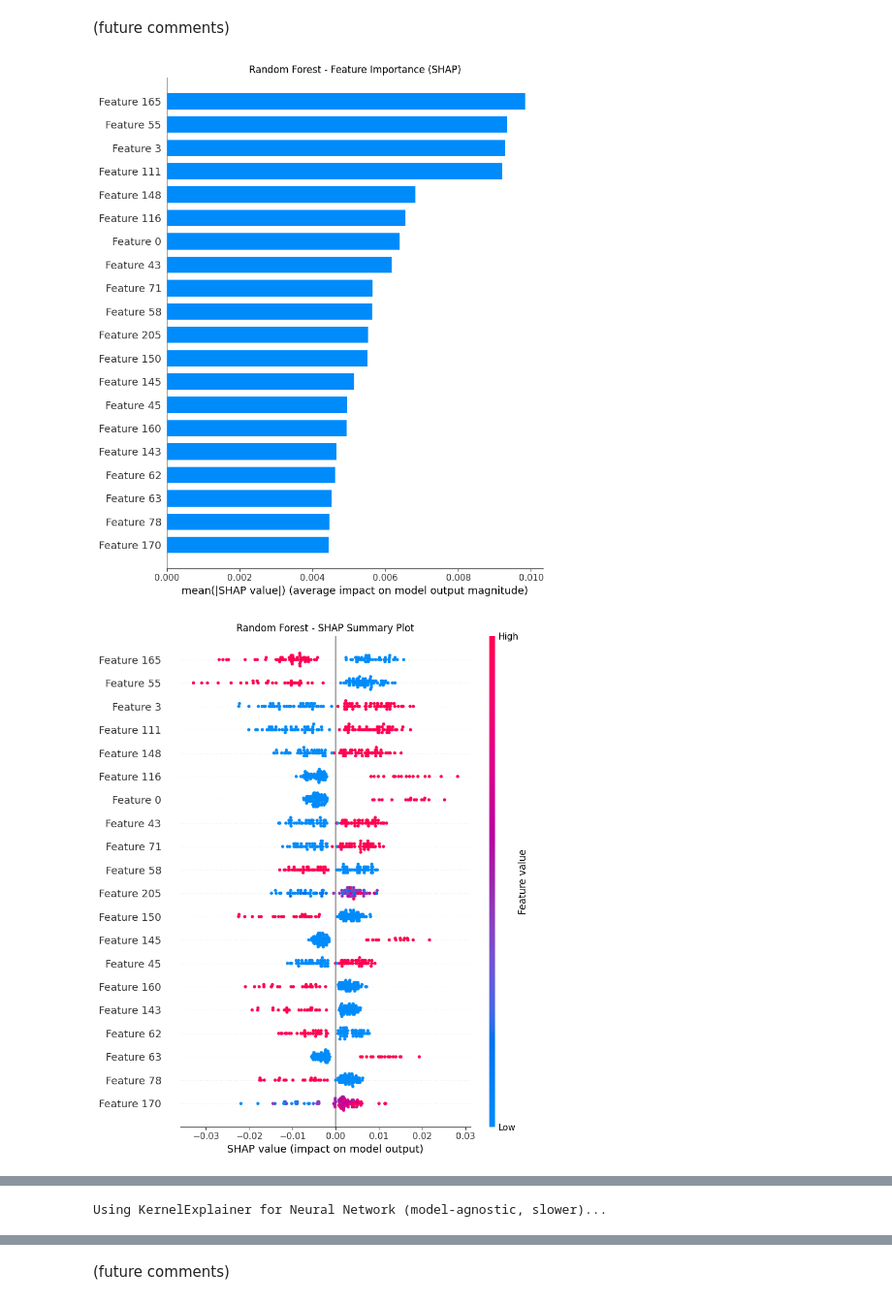
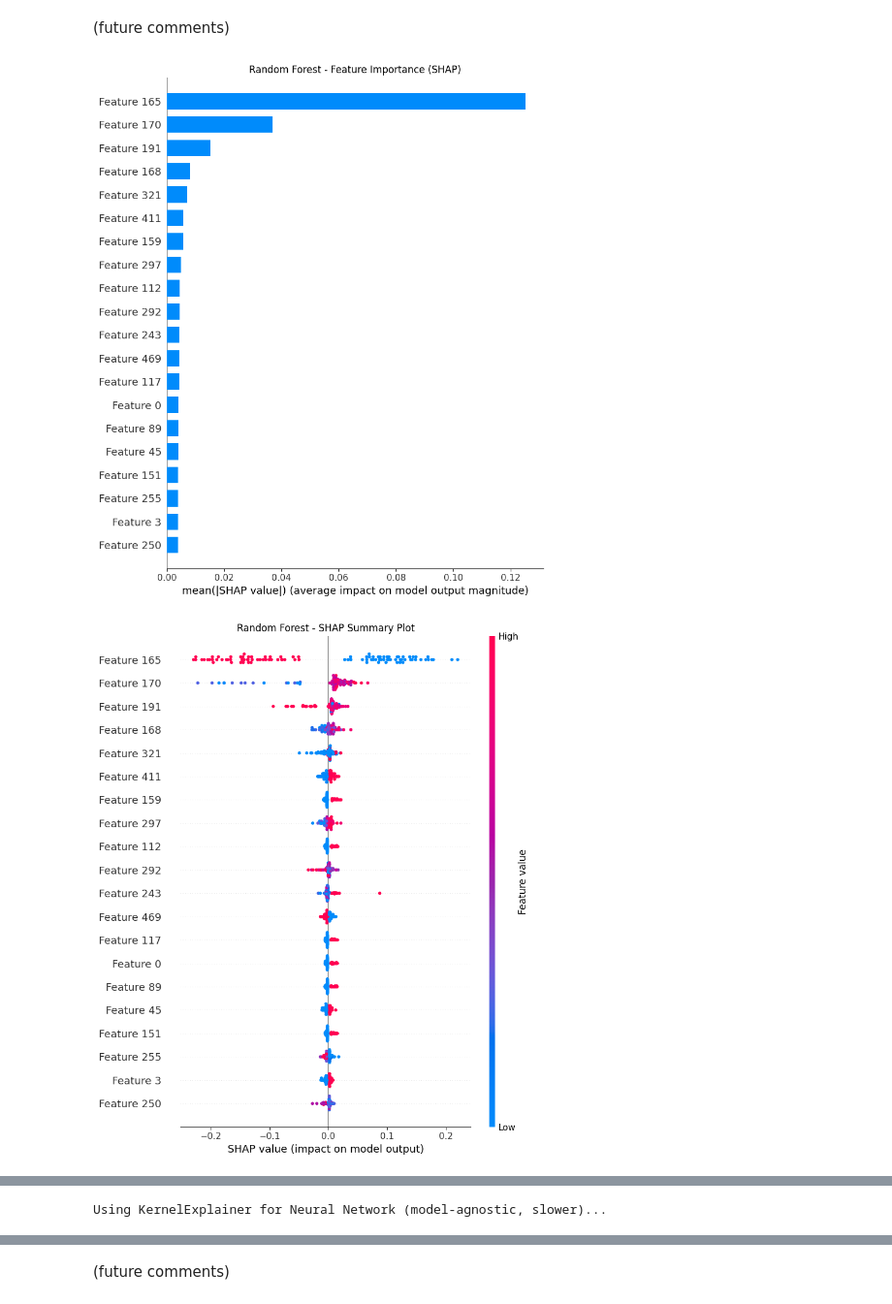
Before and after one commit to meirelesricardo/ai4chem_catalyst_predictor, a Jupyter notebook: notebooks/05_model_testing_and_comparing.ipynb, the cells around one changed output, grey strips where cells are left out. Shown at 97% size. Drawn from its saved outputs; the diff is of its cells as text; code cells hidden in the pictures.

```diff
--- a/notebooks/05_model_testing_and_comparing.ipynb
+++ b/notebooks/05_model_testing_and_comparing.ipynb
@@ -45,15 +45,10 @@ xgb_model = joblib.load("../models/XGBoost.pth")
 x_scaler = joblib.load("../models/feature_scaler.pth")
 
 # Import the data
-x_train = np.load("../data/final/X_train.npy")
-y_train = np.load("../data/final/y_train.npy")
-x_test  = np.load("../data/final/X_test.npy")
-y_test  = np.load("../data/final/y_test.npy")
-
-# Standardize the features (delete later if this is done in a different notebook)
-scaler = StandardScaler()
-x_train_scaled = scaler.fit_transform(x_train)
-x_test_scaled = scaler.transform(x_test)
+x_train = np.load("../data/final/Split new/X_train.npy")
+y_train = np.load("../data/final/Split new/y_train.npy")
+x_test  = np.load("../data/final/Split new/X_test.npy")
+y_test  = np.load("../data/final/Split new/y_test.npy")
 
 # Convert percentage yield values from 0-100 into a 0-1 range (delete later if this is done in a different notebook)
 y_train = y_train / 100.0
@@ -555,9 +550,9 @@ plot_error_by_predicted_value(y_test, y_pred_nn, "Neural Network", n_bins=20, sh
 (future comments)
 # %%
 # Visualise SHAP feature importance for all models
-explainer_rf, shap_values_rf = plot_shap_feature_importance(rf_model, x_test_scaled, "Random Forest", num_samples=100)
-explainer_xgb, shap_values_xgb = plot_shap_feature_importance(xgb_model, x_test_scaled, "XGBoost", num_samples=100)
-explainer_nn, shap_values_nn = plot_shap_feature_importance(nn_model, x_test_scaled, "Neural Network", num_samples=100)
+explainer_rf, shap_values_rf = plot_shap_feature_importance(rf_model, x_test, "Random Forest", num_samples=100)
+explainer_xgb, shap_values_xgb = plot_shap_feature_importance(xgb_model, x_test, "XGBoost", num_samples=100)
+explainer_nn, shap_values_nn = plot_shap_feature_importance(nn_model, x_test, "Neural Network", num_samples=100)
 # %% [output]
-[figure, old version]
+[figure, new version]
-[figure, old version]
+[figure, new version]
```
Also changed, not shown: parts of 9 cells of this notebook, 3 other files.
